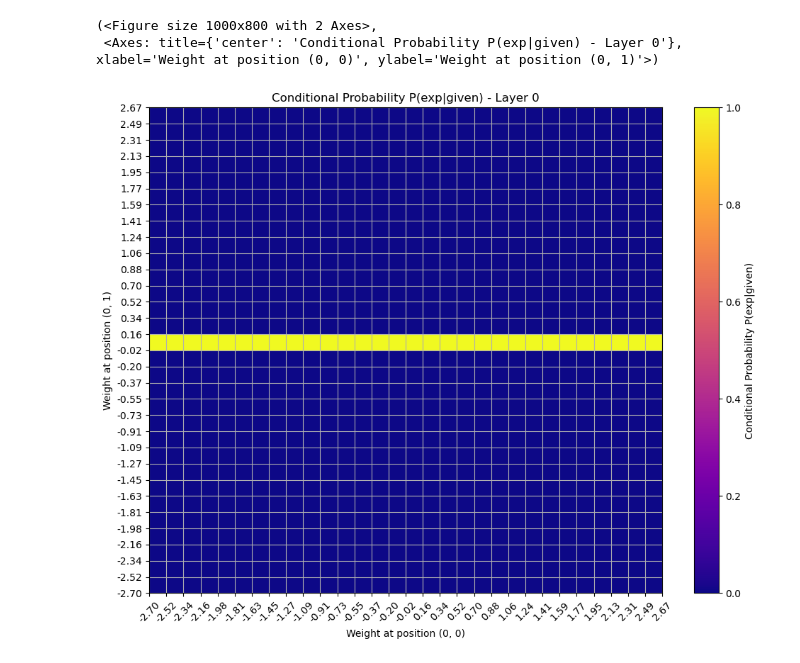
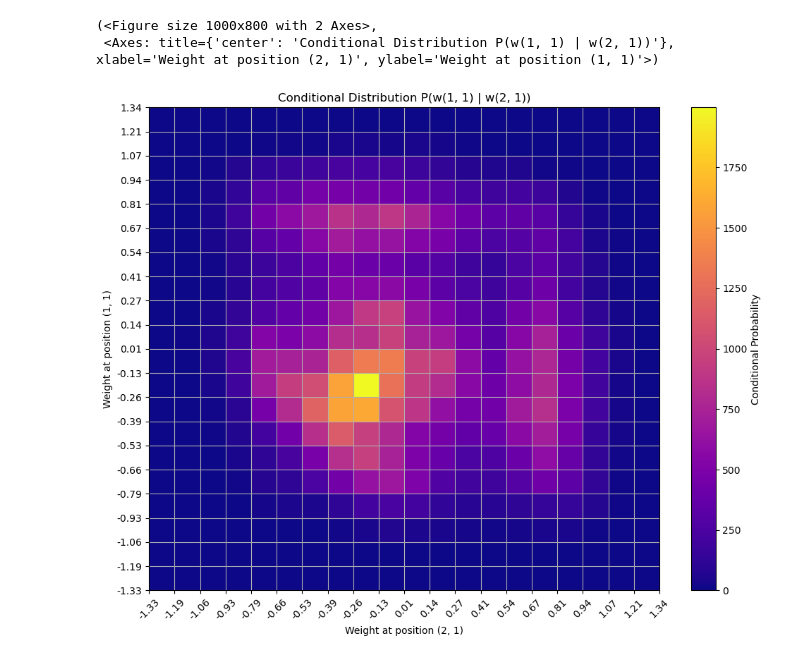
Before and after one commit to sharifware/Large-Scale-Design-and-Analysis-of-Neural-Networks, a Jupyter notebook: Notebooks/jointProbTest.ipynb, the cells around one changed output. Cells and saved outputs as stored; diff of their text form; code cells hidden in the pictures.

Commit message:
new implementation for conditional count heatmap

```diff
--- a/Notebooks/jointProbTest.ipynb
+++ b/Notebooks/jointProbTest.ipynb
@@ -30,14 +30,14 @@ save_dir = "/home2/coles8/Large-Scale-Design-and-Analysis-of-Neural-Networks/out
 all_networks_dir = "/home2/coles8/savedNetworks/"
 
 # Set the architecture, save directory, and load path
-architecture = PermutationFreeNet
-# architecture = SimpleNet
+# architecture = PermutationFreeNet
+architecture = SimpleNet
 wb_save_dir = f"{save_dir}/binning"
 # load_path = f"{save_dir}/working_networks.pt"
-# load_path = f"{all_networks_dir}/simpleNet100k.pt"
-load_path = f"{all_networks_dir}/perm_free/accurateNet.pt"
+load_path = f"{all_networks_dir}/simpleNet100k.pt"
+# load_path = f"{all_networks_dir}/perm_free/accurateNet.pt"
 
 # Instantiate WeightBinning
-wb = WeightBinning(architecture=architecture, save_dir=wb_save_dir, load_path=load_path)
+wb = WeightBinning(architecture=architecture, save_dir=wb_save_dir, load_path=load_path, num_bins=20)
 # %% [output]
 Number of networks loaded:
@@ -149,6 +120,6 @@ wb.plot_joint_probability(0, (0, 0), (0, 1))
-# %%
-wb.plot_conditional_probability(0, (0, 0), (0, 1))
-# %% [output]
-(<Figure size 1000x800 with 2 Axes>,
- <Axes: title={'center': 'Conditional Probability P(exp|given) - Layer 0'}, xlabel='Weight at position (0, 0)', ylabel='Weight at position (0, 1)'>)
-[figure, removed]
+# %%
+wb.plot_conditional_weight_matrix(0, (2, 1), (1, 1))
+# %% [output]
+(<Figure size 1000x800 with 2 Axes>,
+ <Axes: title={'center': 'Conditional Distribution P(w(1, 1) | w(2, 1))'}, xlabel='Weight at position (2, 1)', ylabel='Weight at position (1, 1)'>)
+[figure, added]
```
Also changed, not shown: parts of 5 cells of this notebook, 3 other files.
